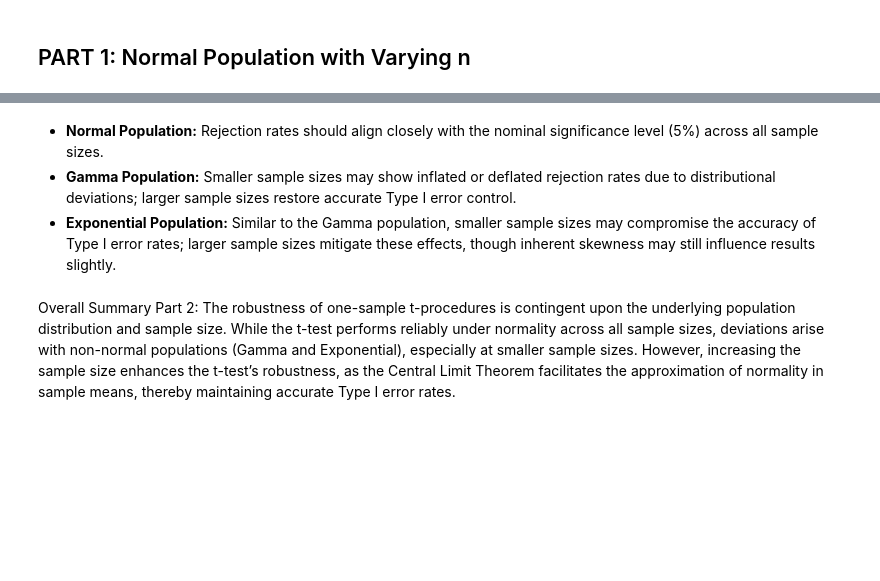
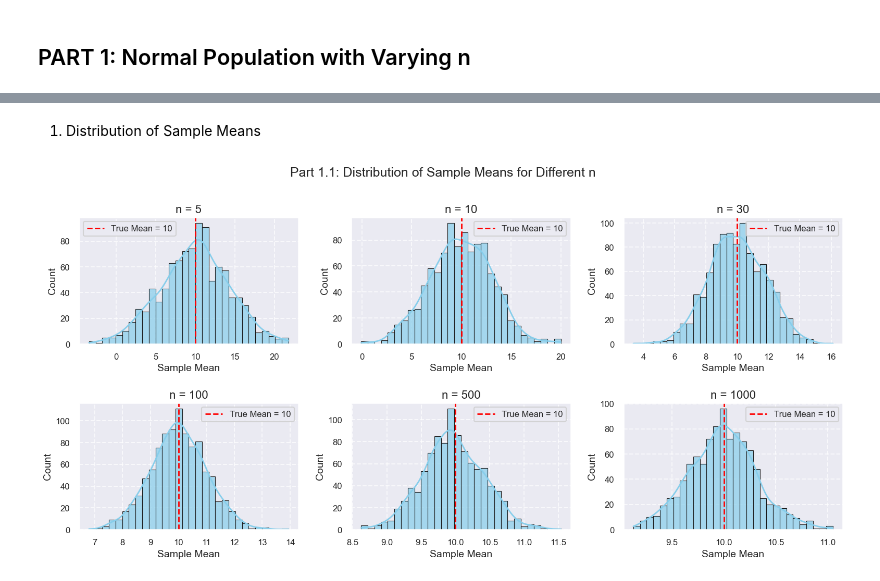
Before and after one commit to rapaugustino/simulation-project-1, a Jupyter notebook: simulation_project_1.ipynb, the cells around one changed output, grey strips where cells are left out. Cells and saved outputs as stored; diff of their text form; code cells hidden in the pictures; blank space fills up the shorter version.

```diff
--- a/simulation_project_1.ipynb
+++ b/simulation_project_1.ipynb
@@ -389,20 +72,0 @@ for pop_dist in populations_distributions:
-# %%
-for pop_dist in populations_distributions:
-    for n in sample_sizes_part2:
-        sample_means =[]
-        for _ in range(simulations):
-            # Sample from the population
-            sample_population = simulation_population_data(pop_dist, n)
-
-            # Calculate the sample mean and standard deviation
-            x_bar = np.mean(sample_population)
-            sample_means.append(x_bar)
-        # Plot the histogram of the sample means
-        plt.figure(figsize=(10, 6))
-        sns.histplot(sample_means, kde=True, color='blue', bins=50)
-        plt.title(f'Sample size: {n} - {pop_dist}')
-        plt.xlabel('Sample mean')
-        plt.ylabel('Frequency')
-        plt.axvline(x=mu, color='red', linestyle='--', label='Population mean')
-        plt.legend()
-        plt.show()
@@ -460,7 +73,26 @@ df_part2
-# %% [markdown]
-- **Normal Population:** Rejection rates should align closely with the nominal significance level (5%) across all sample sizes.
-- **Gamma Population:** Smaller sample sizes may show inflated or deflated rejection rates due to distributional deviations; larger sample sizes restore accurate Type I error control.
-- **Exponential Population:** Similar to the Gamma population, smaller sample sizes may compromise the accuracy of Type I error rates; larger sample sizes mitigate these effects, though inherent skewness may still influence results slightly.
-# %% [markdown]
-Overall Summary Part 2:
-The robustness of one-sample t-procedures is contingent upon the underlying population distribution and sample size. While the t-test performs reliably under normality across all sample sizes, deviations arise with non-normal populations (Gamma and Exponential), especially at smaller sample sizes. However, increasing the sample size enhances the t-test’s robustness, as the Central Limit Theorem facilitates the approximation of normality in sample means, thereby maintaining accurate Type I error rates.
+# %% [markdown]
+1. Distribution of Sample Means
+# %%
+fig, axs = plt.subplots(2, 3, figsize=(16, 8))  # 2 rows, 3 columns
+axs = axs.flatten()  # Flatten to easily index subplots
+
+for i, n in enumerate(sample_sizes_part1):
+    sample_means = []
+    for _ in range(simulations):
+        sample_data = simulation_population_data('normal', n)
+        sample_means.append(np.mean(sample_data))
+
+    # Plot histogram of sample means
+    sns.histplot(sample_means, bins=30, kde=True, color='skyblue', edgecolor='k',
+                 alpha=0.7, ax=axs[i])
+    axs[i].axvline(mu, color='red', linestyle='--', label='True Mean = 10')
+    axs[i].set_title(f'n = {n}')
+    axs[i].set_xlabel('Sample Mean')
+    axs[i].set_ylabel('Count')
+    axs[i].legend()
+
+fig.suptitle('Part 1.1: Distribution of Sample Means for Different n', fontsize=18)
+plt.tight_layout()
+plt.show()
+# %% [output]
+[figure, added]
```
Also changed, not shown: parts of 57 cells of this notebook, 2 other files.
